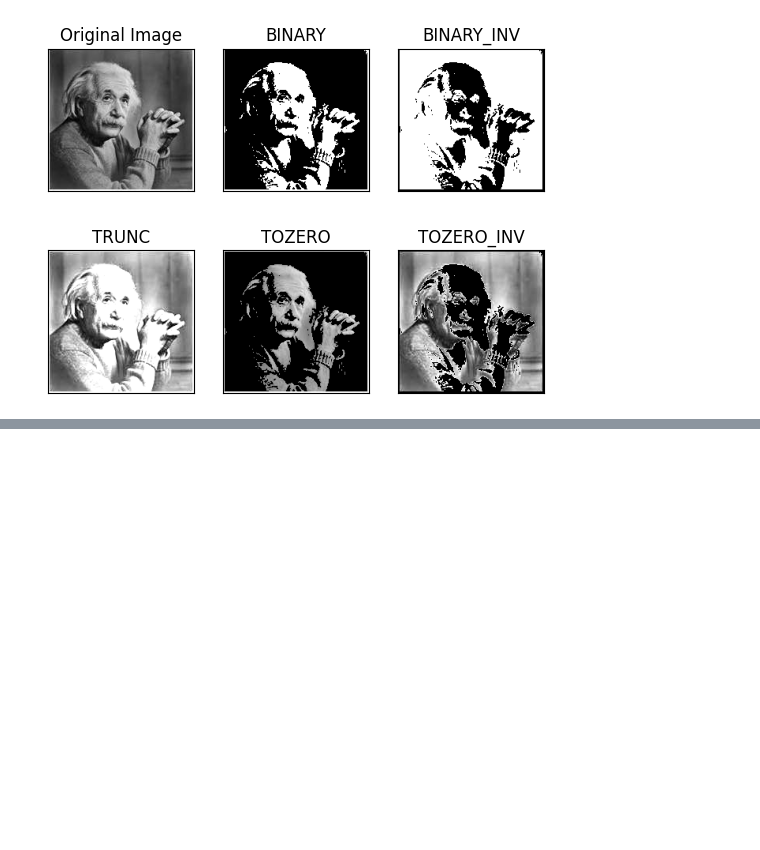
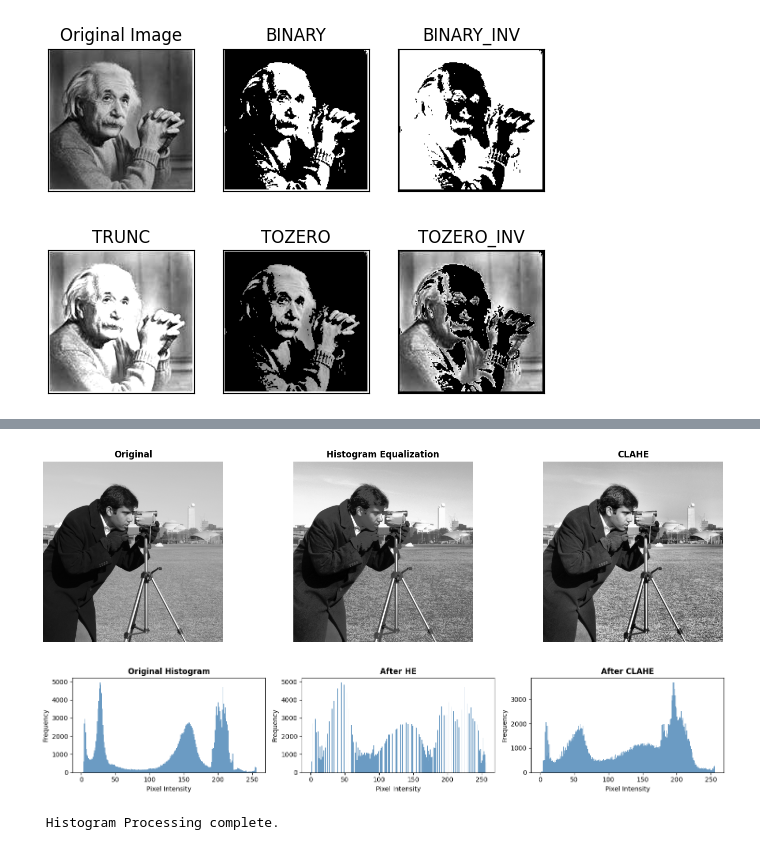
Before and after one commit to kushalprasadjoshi-bachelor/cmp362-image-processing-and-pattern-recognition, a Jupyter notebook: lab02-image-transformations.ipynb, the cells around one changed output, grey strips where cells are left out. Saved outputs shown, nothing was run; the diff lists cells and outputs as text; code cells hidden in the pictures; blank space fills up the shorter version.

```diff
--- a/lab02-image-transformations.ipynb
+++ b/lab02-image-transformations.ipynb
@@ -84,0 +157,34 @@ plt.show()
+# %%
+# ──────────────────────────────────────────────────────────────
+# CELL 3: PROGRAM 2 — Histogram Processing
+#         (Histogram Equalization & CLAHE)
+# ──────────────────────────────────────────────────────────────
+def histogram_processing(img):
+    # Standard Histogram Equalization
+    hist_eq = cv2.equalizeHist(img)
+    # CLAHE (Contrast Limited Adaptive Histogram Equalization)
+    clahe = cv2.createCLAHE(clipLimit=2.0, tileGridSize=(8, 8))
+    clahe_img = clahe.apply(img)
+    # Plot images
+    show(
+        [img, hist_eq, clahe_img],
+        ['Original', 'Histogram Equalization', 'CLAHE'],
+        figsize=(15, 4)
+    )
+    # Plot histograms
+    fig, axes = plt.subplots(1, 3, figsize=(15, 3))
+    for ax, image, title in zip(axes,
+                                 [img, hist_eq, clahe_img],
+                                 ['Original Histogram', 'After HE', 'After CLAHE']):
+        ax.hist(image.ravel(), bins=256, range=(0, 256), color='steelblue', alpha=0.8)
+        ax.set_title(title, fontweight='bold')
+        ax.set_xlabel('Pixel Intensity')
+        ax.set_ylabel('Frequency')
+    plt.tight_layout()
+    plt.show()
+    print(" Histogram Processing complete.")
+histogram_processing(img_gray)
+# %% [output]
+[figure, added]
+[figure, added]
+ Histogram Processing complete.
```
Also changed, not shown: parts of 6 cells of this notebook, 4 other files.
